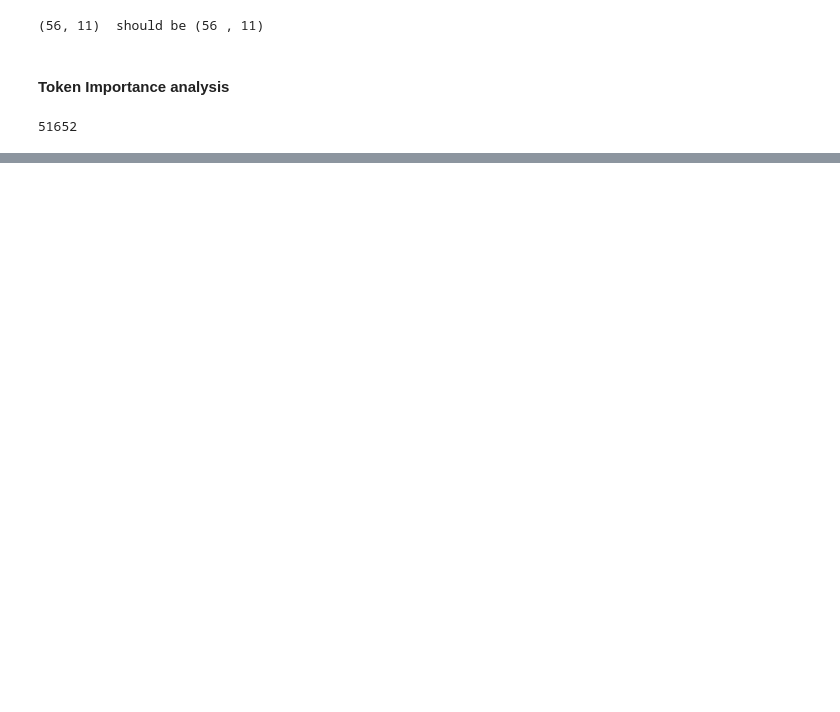
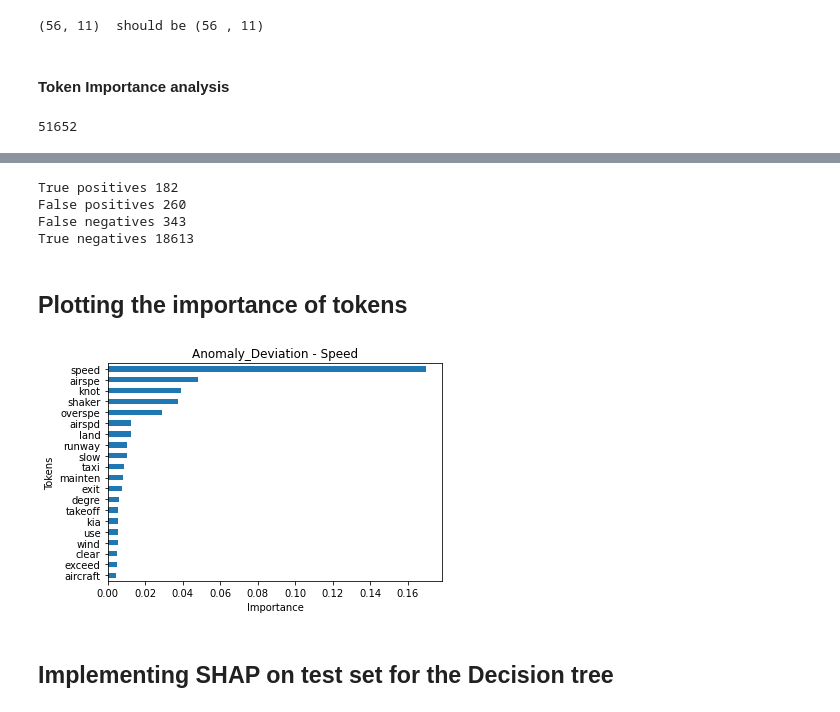
Before and after one commit to DataScientest-Studio/Aerobot, a Jupyter notebook: notebooks/main/05_1 Anomaly Prediction - Baseline Model.ipynb, the cells around one changed output, grey strips where cells are left out. Saved outputs shown, nothing was run; the diff lists cells and outputs as text; code cells hidden in the pictures; blank space fills up the shorter version.

Commit message:
SHAP added into nb 05_1 by Helene

```diff
--- a/notebooks/main/05_1 Anomaly Prediction - Baseline Model.ipynb
+++ b/notebooks/main/05_1 Anomaly Prediction - Baseline Model.ipynb
@@ -455,0 +488,5 @@ for Anomaly in target.columns:
+# %%
+# Anomaly to test
+Anomaly='Anomaly_Deviation - Speed'
+# Form of narratives : 'Narrative_Raw_Stemmed_str' or 'Narrative_PP_stemmed_str'
+Narrative_form='Narrative_PP_stemmed_str'
@@ -455,0 +585,37 @@ for Anomaly in target.columns:
+# %%
+print('True positives',len(df_y_test_pred[(df_y_test_pred[Anomaly]==1)&(df_y_test_pred[Anomaly_Prediction]==1)]) )
+print('False positives',len(df_y_test_pred[(df_y_test_pred[Anomaly]==0)&(df_y_test_pred[Anomaly_Prediction]==1)]) )
+print('False negatives',len(df_y_test_pred[(df_y_test_pred[Anomaly]==1)&(df_y_test_pred[Anomaly_Prediction]==0)]) )
+print('True negatives',len(df_y_test_pred[(df_y_test_pred[Anomaly]==0)&(df_y_test_pred[Anomaly_Prediction]==0)]) )
+# %% [output]
+True positives 182
+False positives 260
+False negatives 343
+True negatives 18613
+# %% [markdown]
+## Plotting the importance of tokens
+# %%
+#########  FEATURE IMPORTANCE ################
+# write features and their importance into a dict
+feats={}
+for feature,importance in zip(vocab, classifier.feature_importances_):
+  feats[feature] = importance
+
+# Create a DataFrame from the dict. Each anomaly label gets a new column
+col_importance = 'Importance_' + Anomaly
+importance = pd.DataFrame.from_dict(feats, orient = 'index').reset_index().rename(columns = {'index': 'token', 0: col_importance})
+df_importances = df_importances.merge(importance, on = 'token', how = 'left')
+# %%
+# Plots the top n important features of the DT
+n=20
+
+col_importance = 'Importance_' + Anomaly
+topfeatures = df_importances.sort_values(by = col_importance, ascending = True).tail(n)
+topfeatures.set_index('token').plot.barh(  y=[col_importance],legend=None)
+plt.xlabel('Importance')
+plt.ylabel('Tokens')
+plt.title(Anomaly);
+# %% [output]
+[figure, added]
+# %% [markdown]
+## Implementing SHAP on test set for the Decision tree
```
Also changed, not shown: parts of 46 cells of this notebook.
